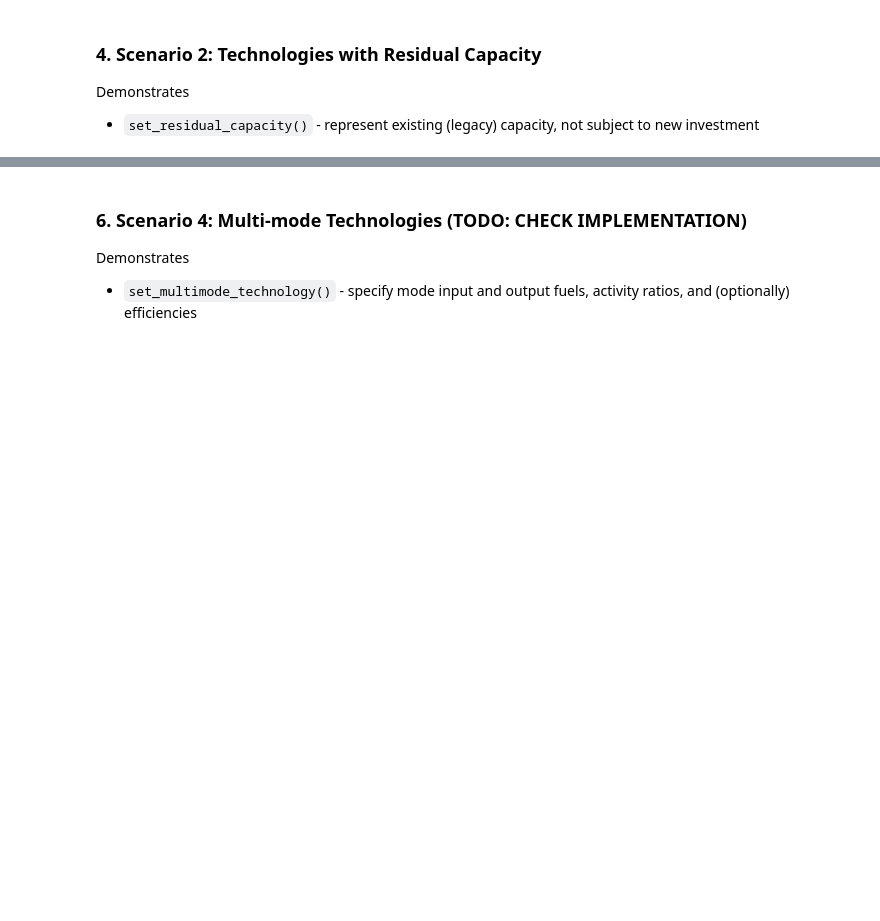
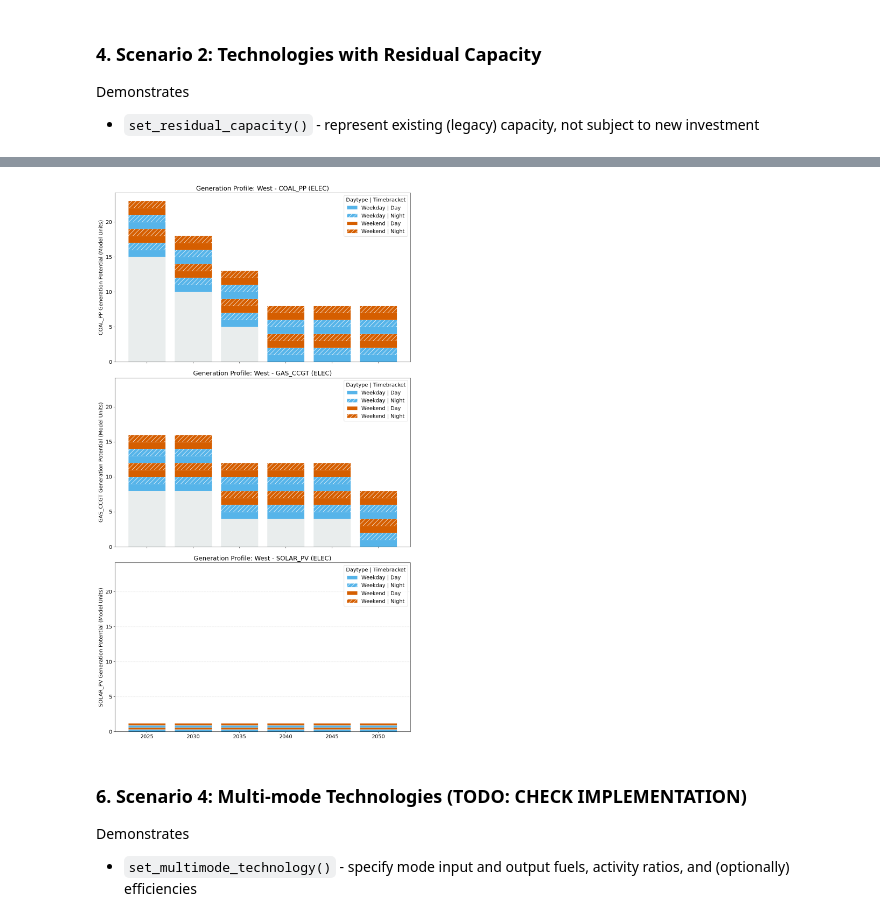
Before and after one commit to esemsc-as4623/pypsa-playground, a Jupyter notebook: notebooks/demo.supply.ipynb, the cells around one changed output, grey strips where cells are left out. Cells and saved outputs as stored; diff of their text form; code cells hidden in the pictures; blank space fills up the shorter version.

```diff
--- a/notebooks/demo.supply.ipynb
+++ b/notebooks/demo.supply.ipynb
@@ -227,3 +211,9 @@ No technologies producing 'ELEC' in region 'North'.
+# %%
+# shows fraction of capacity that is both available
+# and expected to be producing at each timeslice
+scenario3.visualize_potential(region='West', fuel='ELEC')
+# %% [output]
+[figure, added]
 # %% [markdown]
 ### 6. Scenario 4: Multi-mode Technologies (TODO: CHECK IMPLEMENTATION)
 Demonstrates
```
Also changed, not shown: parts of 8 cells of this notebook, 3 other files.
